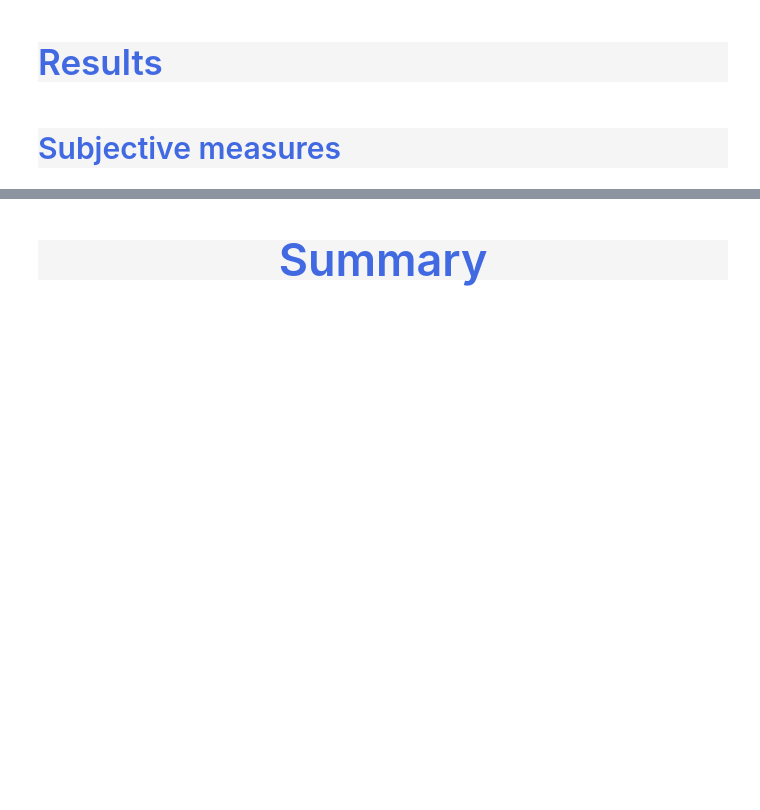
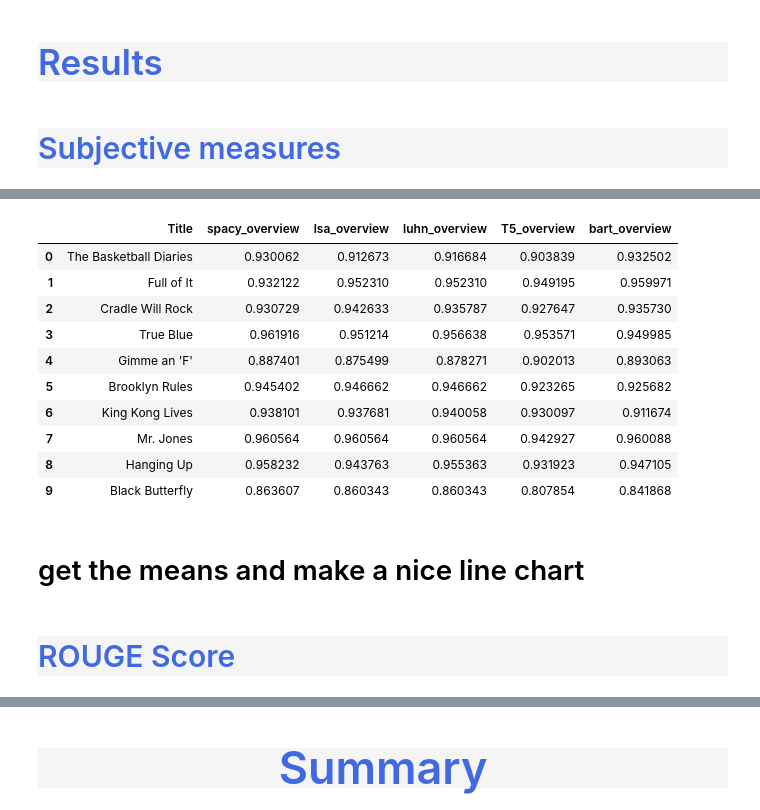
Before and after one commit to rotznmu/movie_summarization_capstone, a Jupyter notebook: Notebooks/03_training_modeling.ipynb, the cells around one changed output, grey strips where cells are left out. Saved outputs shown, nothing was run; the diff lists cells and outputs as text; code cells hidden in the pictures; blank space fills up the shorter version.

```diff
--- a/Notebooks/03_training_modeling.ipynb
+++ b/Notebooks/03_training_modeling.ipynb
@@ -883,3 +830,10 @@ No model was supplied, defaulted to sshleifer/distilbart-cnn-12-6 (https://huggi
 # %% [markdown]
 <a id = '5.1'></a>
 <h1 style = "font-family: garamond; font-size: 30px; font-style: normal; letter-spcaing: 3px; background-color: #f6f5f5; color :royalblue; border-radius: 100px 100px; text-align:left " >Subjective measures</h1>
+# %%
+df_10_all = df_10[['Title', 'Plot', 'Overview']]
+df_10_all['spacy_overview'] = spacy_generated_overview
+df_10_all['lsa_overview'] = sumy_lsa_generated_overview
+df_10_all['luhn_overview'] = sumy_luhn_generated_overview
+df_10_all['T5_overview'] = T5_generated_overview
+df_10_all['bart_overview'] = bart_generated_overview
@@ -924,0 +898,2 @@ print('Title: ', df_10.iloc[1]['Title'],
+# %%
+df_10_scores = df_10[['Title']]
@@ -960,0 +914,13 @@ len(score_ext[0])
+# %%
+def get_cosine(dataframe, over_col, gen_over_col):
+    overview_tokens = dataframe[over_col].apply(lambda x: x.split(" "))
+    gen_overview_tokens = dataframe[gen_over_col].apply(lambda x: x.split(" "))
+    df_tokens = pd.DataFrame()
+    df_tokens['over_tokens'] = overview_tokens
+    df_tokens['gen_tokens'] = gen_overview_tokens
+    scores = df_tokens.apply(lambda x: cosine_distance_wordembedding_method(x.gen_tokens, x.over_tokens), axis=1)
+    return scores
+# %%
+my_list = ['spacy_overview', 'lsa_overview', 'luhn_overview', 'T5_overview', 'bart_overview']
+for item in my_list:
+    df_10_scores[item] = get_cosine(df_10_all, 'Overview', item)
@@ -960,0 +950,18 @@ len(score_ext[0])
+# %%
+df_10_scores
+# %% [output]
+|  | Title | spacy_overview | lsa_overview | luhn_overview | T5_overview | bart_overview |
+| 0 | The Basketball Diaries | 0.930062 | 0.912673 | 0.916684 | 0.903839 | 0.932502 |
+| 1 | Full of It | 0.932122 | 0.952310 | 0.952310 | 0.949195 | 0.959971 |
+| 2 | Cradle Will Rock | 0.930729 | 0.942633 | 0.935787 | 0.927647 | 0.935730 |
+| 3 | True Blue | 0.961916 | 0.951214 | 0.956638 | 0.953571 | 0.949985 |
+| 4 | Gimme an 'F' | 0.887401 | 0.875499 | 0.878271 | 0.902013 | 0.893063 |
+| 5 | Brooklyn Rules | 0.945402 | 0.946662 | 0.946662 | 0.923265 | 0.925682 |
+| 6 | King Kong Lives | 0.938101 | 0.937681 | 0.940058 | 0.930097 | 0.911674 |
+| 7 | Mr. Jones | 0.960564 | 0.960564 | 0.960564 | 0.942927 | 0.960088 |
+| 8 | Hanging Up | 0.958232 | 0.943763 | 0.955363 | 0.931923 | 0.947105 |
+| 9 | Black Butterfly | 0.863607 | 0.860343 | 0.860343 | 0.807854 | 0.841868 |
+# %% [markdown]
+# get the means and make a nice line chart
+# %% [markdown]
+<h1 style = "font-family: garamond; font-size: 30px; font-style: normal; letter-spcaing: 3px; background-color: #f6f5f5; color :royalblue; border-radius: 100px 100px; text-align:left " >ROUGE Score</h1>
```
Also changed, not shown: parts of 112 cells of this notebook.
